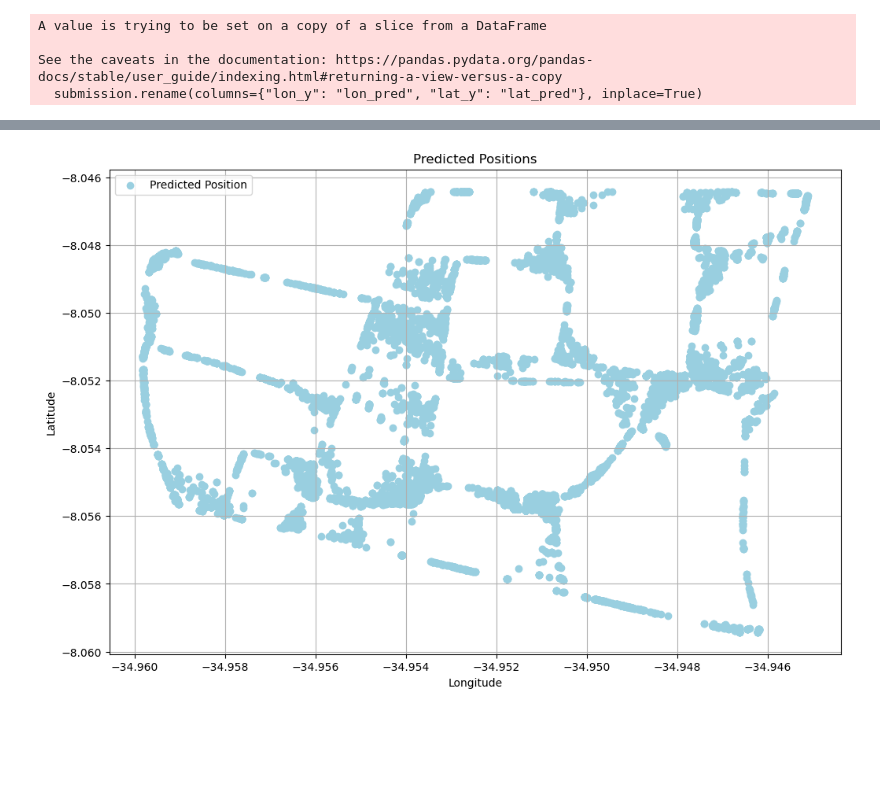
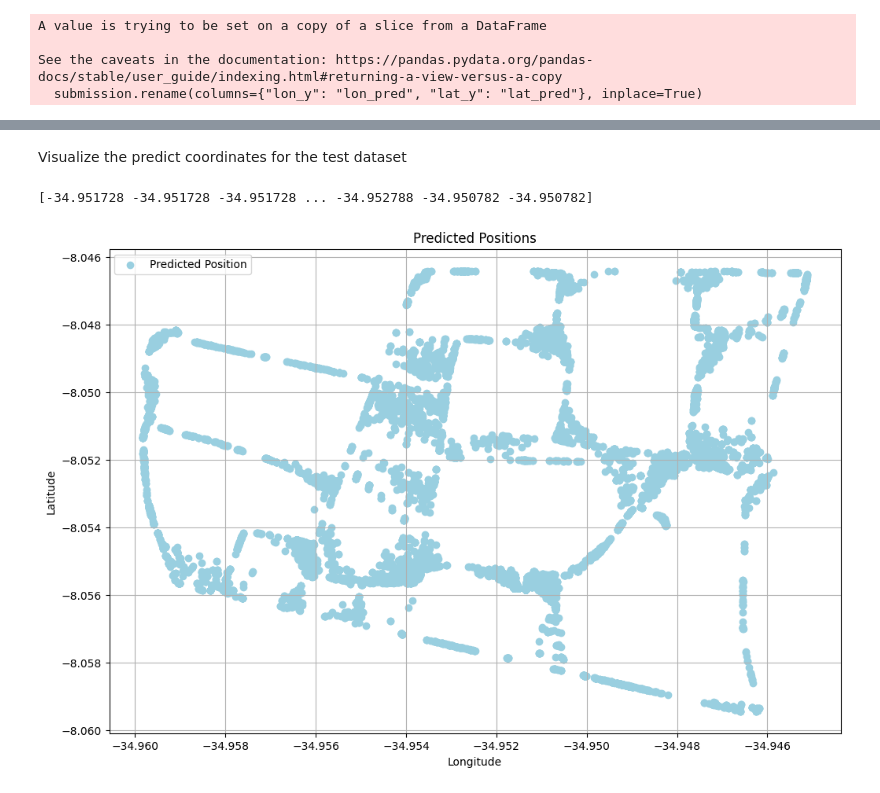
Before and after one commit to PaulaPerazzo/localization-project, a Jupyter notebook: knn.ipynb, the cells around one changed output, grey strips where cells are left out. Cells and saved outputs as stored; diff of their text form; code cells hidden in the pictures; blank space fills up the shorter version.

```diff
--- a/knn.ipynb
+++ b/knn.ipynb
@@ -244,7 +239,7 @@ plt.show()
 # %%
 data_tested = pd.concat([X_test, y_test], axis=1)
 
-data_train = pd.read_csv('./data/data_train.csv')
+data_train = pd.read_csv('./data/data_train_complete.csv')
 
 ## removed tested data from data_train
 data_train = data_train[~data_train.isin(data_tested)].dropna()
@@ -361,17 +390,22 @@ submission.to_csv('./data/Resultados_Equipe1_Metodo_KNN.csv', index=False)
+# %% [markdown]
+Visualize the predict coordinates for the test dataset
 # %%
 ## make the predicted map
 
-pred_lat = predicted_location[:, 1]
-pred_lon = predicted_location[:, 0]
+pred_lat = submission["lat_pred"].values
+pred_lon = submission["lon_pred"].values
+
+print(pred_lon)
 
 plt.figure(figsize=(12, 8))
 plt.scatter(pred_lon, pred_lat, color='#99cfe0', label='Predicted Position')
 
 plt.title('Predicted Positions')
 plt.xlabel('Longitude')
 plt.ylabel('Latitude')
 plt.legend()
 plt.grid(True)
 plt.show()
 # %% [output]
+[-34.951728 -34.951728 -34.951728 ... -34.952788 -34.950782 -34.950782]
-[figure, old version]
+[figure, new version]
```
Also changed, not shown: parts of 29 cells of this notebook, 7 other files.
